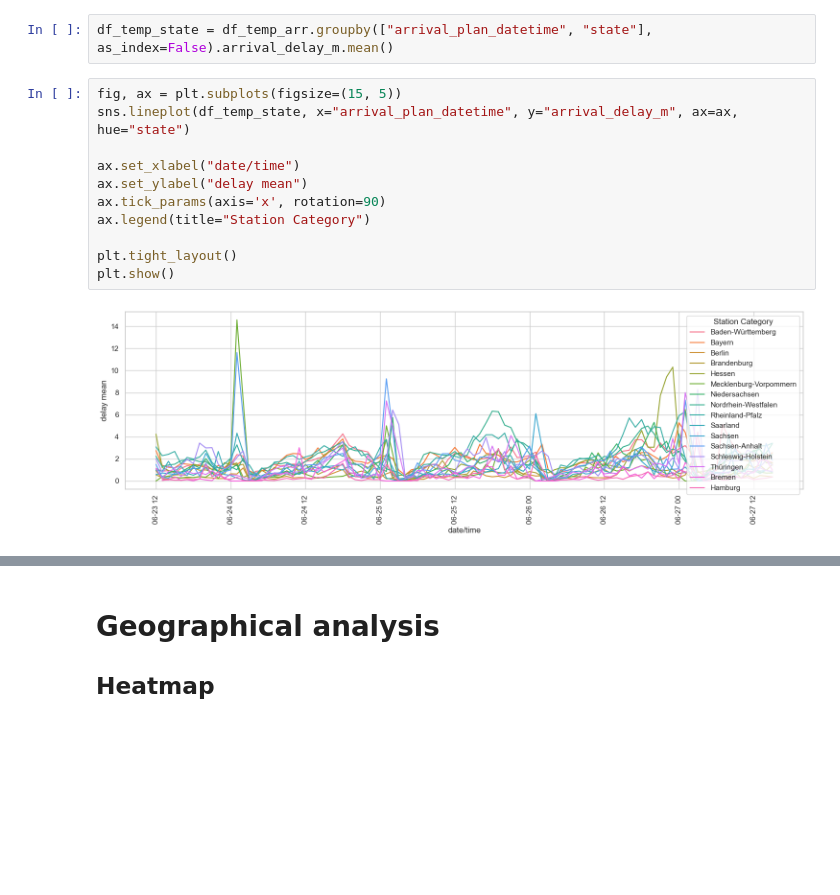
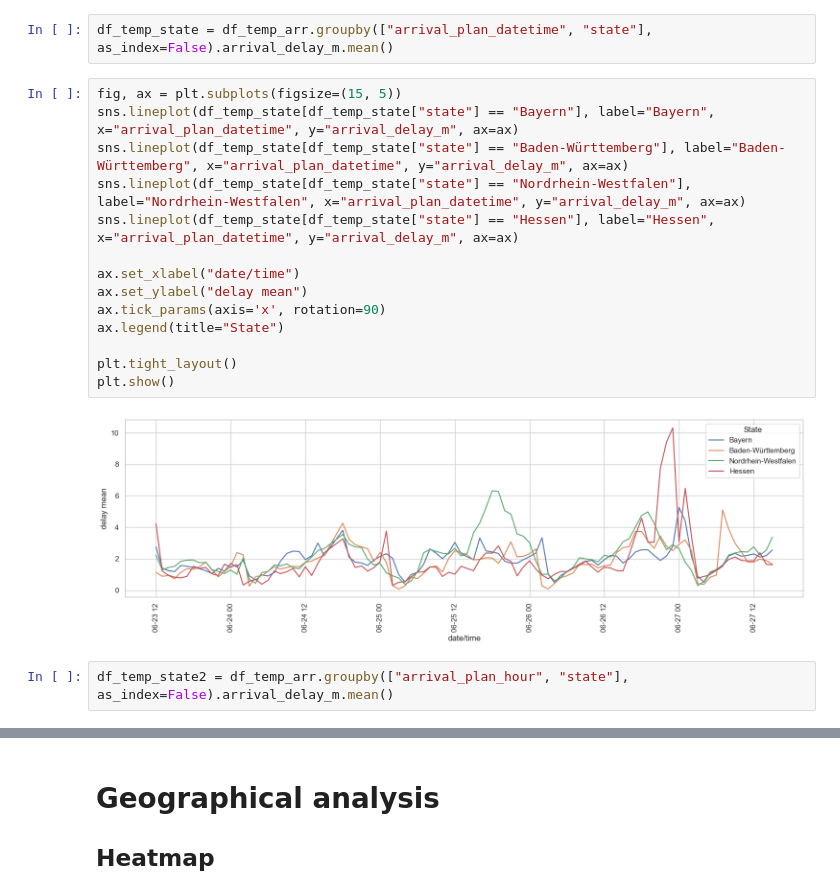
Before and after one commit to Nokkyuu/Fantastic_trains_and_when_to_find_them, a Jupyter notebook: EDA/eda_general_data.ipynb, the cells around one changed output, grey strips where cells are left out. Cells and saved outputs as stored; diff of their text form; blank space fills up the shorter version.

```diff
--- a/EDA/eda_general_data.ipynb
+++ b/EDA/eda_general_data.ipynb
@@ -151,14 +166,19 @@ All station types follow a similar pattern,  while the mean of the delay increas
 df_temp_state = df_temp_arr.groupby(["arrival_plan_datetime", "state"], as_index=False).arrival_delay_m.mean()
 # %%
 fig, ax = plt.subplots(figsize=(15, 5))
-sns.lineplot(df_temp_state, x="arrival_plan_datetime", y="arrival_delay_m", ax=ax, hue="state")
+sns.lineplot(df_temp_state[df_temp_state["state"] == "Bayern"], label="Bayern", x="arrival_plan_datetime", y="arrival_delay_m", ax=ax)
+sns.lineplot(df_temp_state[df_temp_state["state"] == "Baden-Württemberg"], label="Baden-Württemberg", x="arrival_plan_datetime", y="arrival_delay_m", ax=ax)
+sns.lineplot(df_temp_state[df_temp_state["state"] == "Nordrhein-Westfalen"], label="Nordrhein-Westfalen", x="arrival_plan_datetime", y="arrival_delay_m", ax=ax)
+sns.lineplot(df_temp_state[df_temp_state["state"] == "Hessen"], label="Hessen", x="arrival_plan_datetime", y="arrival_delay_m", ax=ax)
 
 ax.set_xlabel("date/time")
 ax.set_ylabel("delay mean")
 ax.tick_params(axis='x', rotation=90)
-ax.legend(title="Station Category")
+ax.legend(title="State")
 
 plt.tight_layout()
 plt.show()
 # %% [output]
-[figure, old version]
+[figure, new version]
+# %%
+df_temp_state2 = df_temp_arr.groupby(["arrival_plan_hour", "state"], as_index=False).arrival_delay_m.mean()
```
Also changed, not shown: parts of 5 cells of this notebook, 1 other file.
